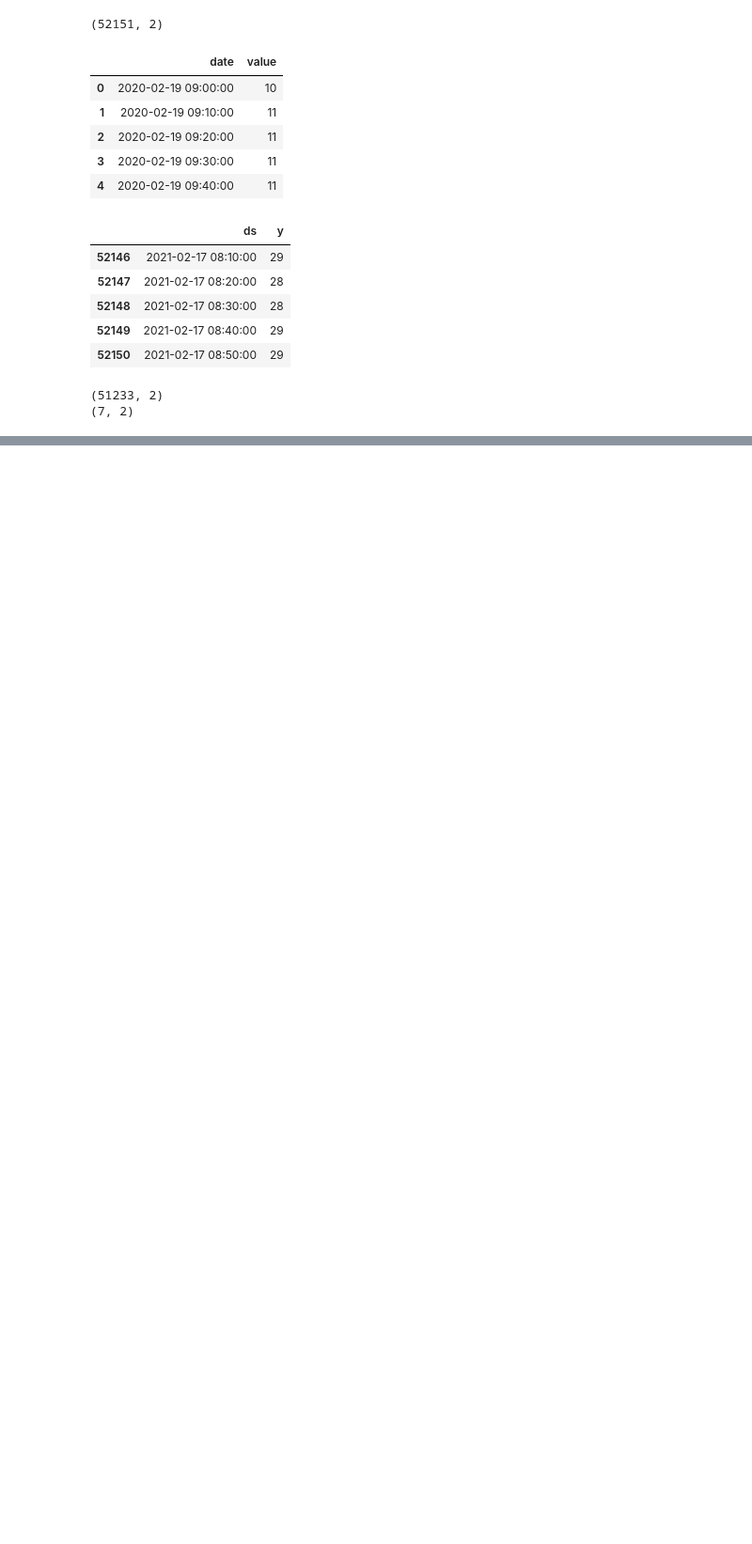
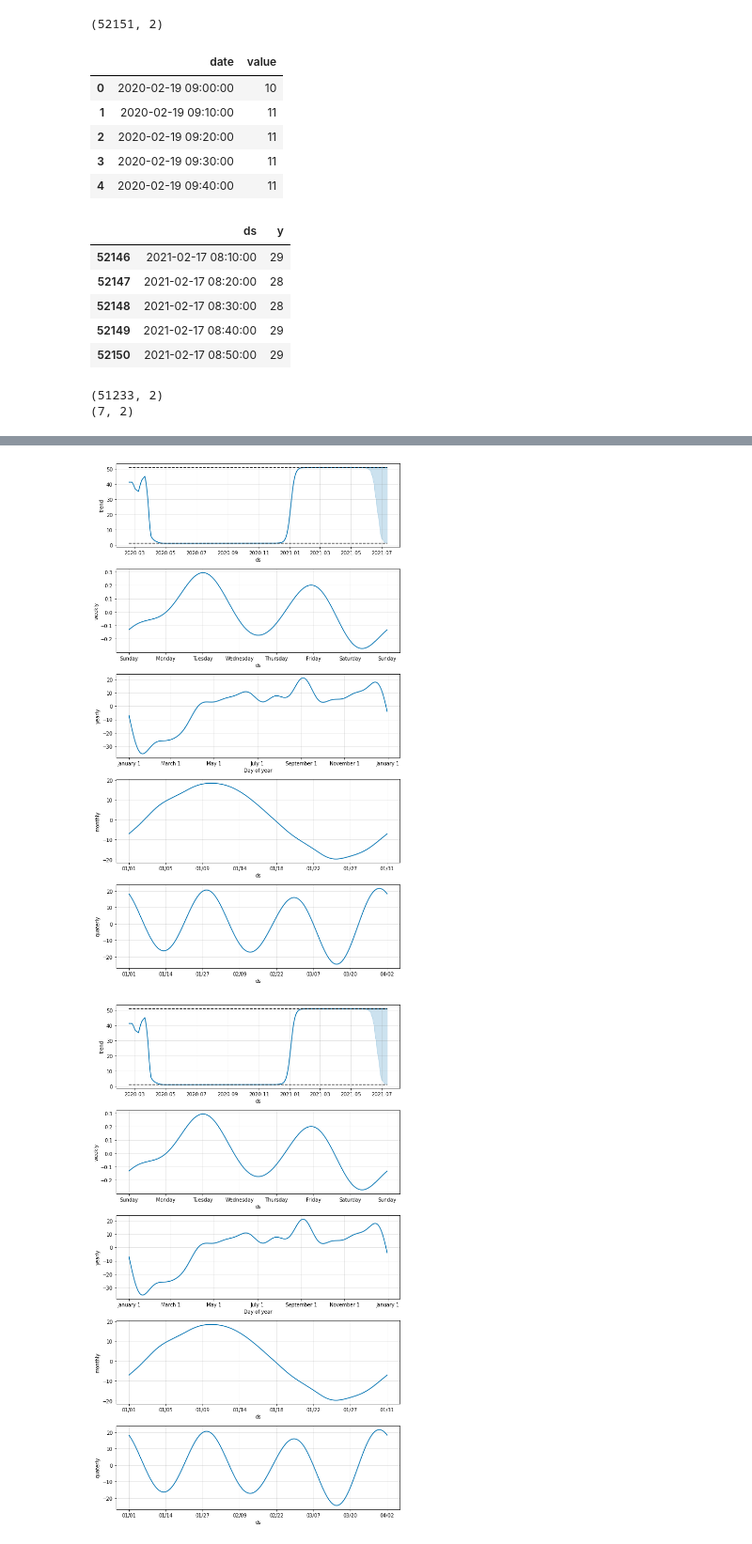
Before and after one commit to ds-wook/final-industry-university, a Jupyter notebook: notebook/vcenter.ipynb, the cells around one changed output, grey strips where cells are left out. Shown: that part at 94% size. Saved outputs shown, nothing was run; the diff lists cells and outputs as text; code cells hidden in the pictures; blank space fills up the shorter version.

```diff
--- a/notebook/vcenter.ipynb
+++ b/notebook/vcenter.ipynb
@@ -238,0 +246,5 @@ fig1 = m.plot(forecast1)
+# %%
+m.plot_components(forecast1)
+# %% [output]
+[figure, added]
+[figure, added]
```
Also changed, not shown: parts of 3 cells of this notebook, 2 other files.
